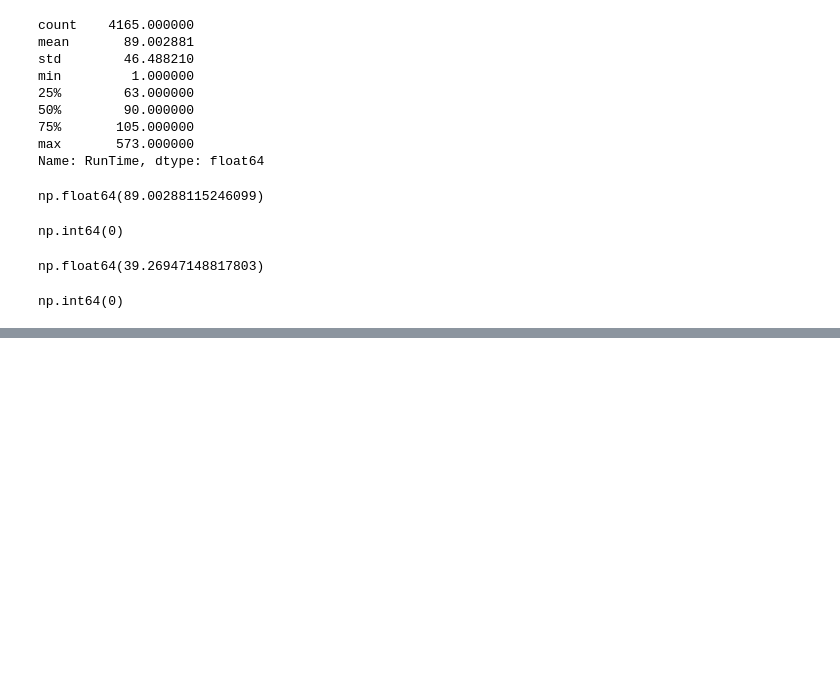
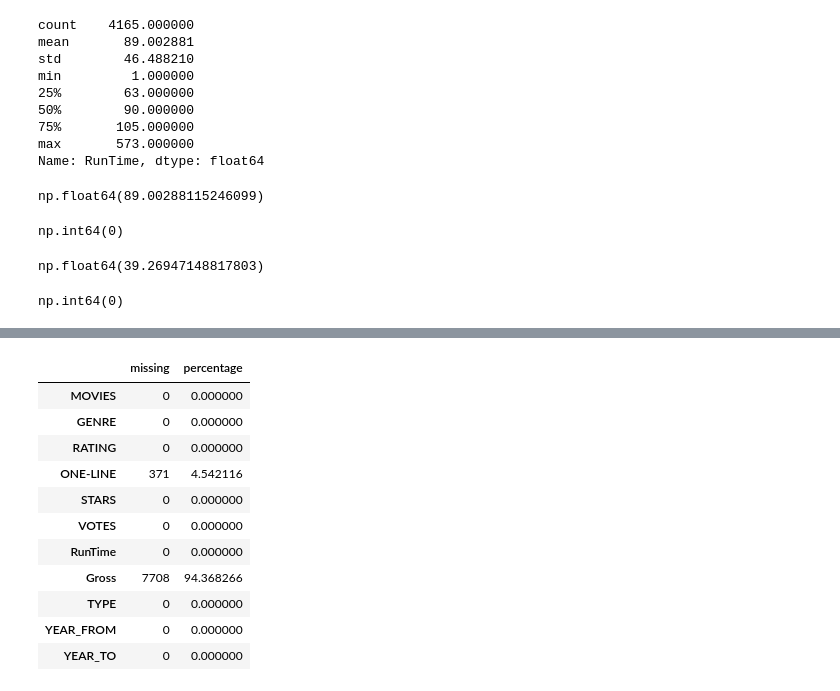
Before and after one commit to MonaTaghavi/dm-ann, a Jupyter notebook: notebooks/21dm-movie.ipynb, the cells around one changed output, grey strips where cells are left out. Cells and saved outputs as stored; diff of their text form; code cells hidden in the pictures; blank space fills up the shorter version.

```diff
--- a/notebooks/21dm-movie.ipynb
+++ b/notebooks/21dm-movie.ipynb
@@ -565,0 +574,23 @@ df["VOTES"].dtype
+# %%
+df = df.dropna(subset=["GENRE", "RATING", "YEAR_FROM", "YEAR_TO"])
+# %%
+column_names = ["MOVIES", "GENRE", "RATING", "ONE-LINE",
+                "STARS", "VOTES", "RunTime", "Gross", "TYPE",
+                "YEAR_FROM", "YEAR_TO"]
+missing_df = df[column_names].isna().sum().to_frame()
+missing_df = missing_df.rename(columns={0:"missing"})
+missing_df["percentage"] = (missing_df["missing"] / df.shape[0]) * 100
+missing_df
+# %% [output]
+|  | missing | percentage |
+| MOVIES | 0 | 0.000000 |
+| GENRE | 0 | 0.000000 |
+| RATING | 0 | 0.000000 |
+| ONE-LINE | 371 | 4.542116 |
+| STARS | 0 | 0.000000 |
+| VOTES | 0 | 0.000000 |
+| RunTime | 0 | 0.000000 |
+| Gross | 7708 | 94.368266 |
+| TYPE | 0 | 0.000000 |
+| YEAR_FROM | 0 | 0.000000 |
+| YEAR_TO | 0 | 0.000000 |
```
Also changed, not shown: parts of 14 cells of this notebook.
